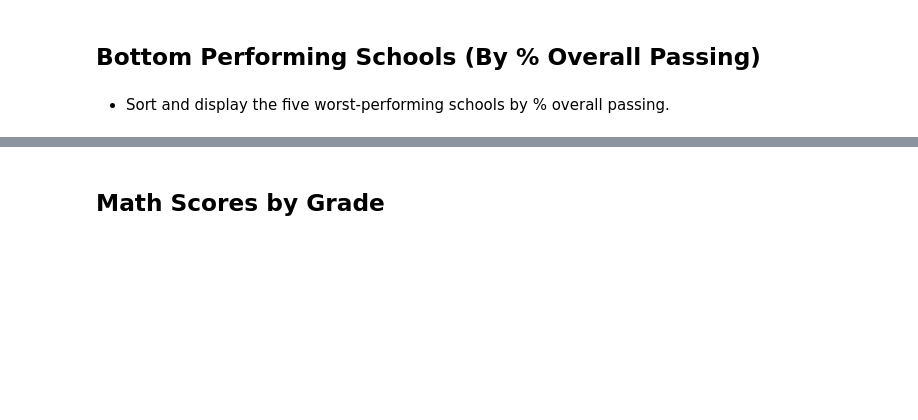
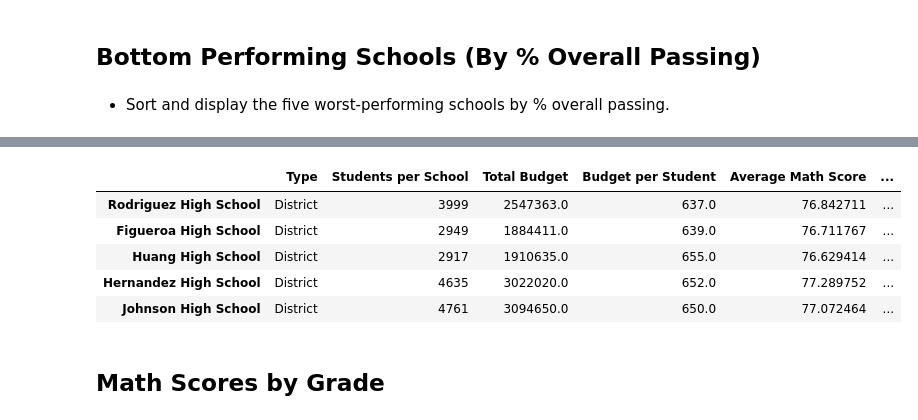
Before and after one commit to pjb327/panda_hw, a Jupyter notebook: PyCitySchools/PyCitySchools_starter.ipynb, the cells around one changed output, grey strips where cells are left out. Cells and saved outputs as stored; diff of their text form; code cells hidden in the pictures; blank space fills up the shorter version.

```diff
--- a/PyCitySchools/PyCitySchools_starter.ipynb
+++ b/PyCitySchools/PyCitySchools_starter.ipynb
@@ -375,3 +369,13 @@ school_data_complete.head()
+# %%
+worst_performing_df = school_summary_df.sort_values("Percent Passing Overall", ascending = True)
+worst_performing_df.head()
+# %% [output]
+|  | Type | Students per School | Total Budget | Budget per Student | Average Math Score | ... |
+| Rodriguez High School | District | 3999 | 2547363.0 | 637.0 | 76.842711 | ... |
+| Figueroa High School | District | 2949 | 1884411.0 | 639.0 | 76.711767 | ... |
+| Huang High School | District | 2917 | 1910635.0 | 655.0 | 76.629414 | ... |
+| Hernandez High School | District | 4635 | 3022020.0 | 652.0 | 77.289752 | ... |
+| Johnson High School | District | 4761 | 3094650.0 | 650.0 | 77.072464 | ... |
 # %% [markdown]
 ## Math Scores by Grade
 # %% [markdown]
```
Also changed, not shown: parts of 3 cells of this notebook.
